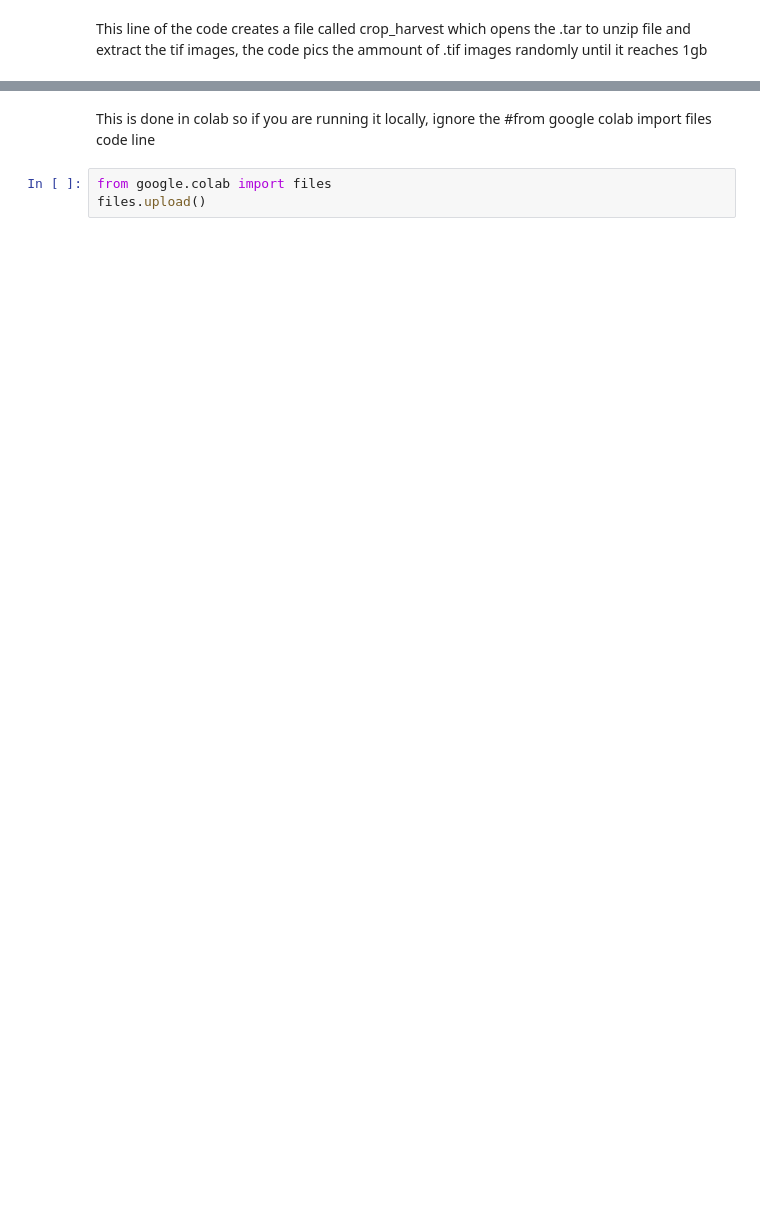
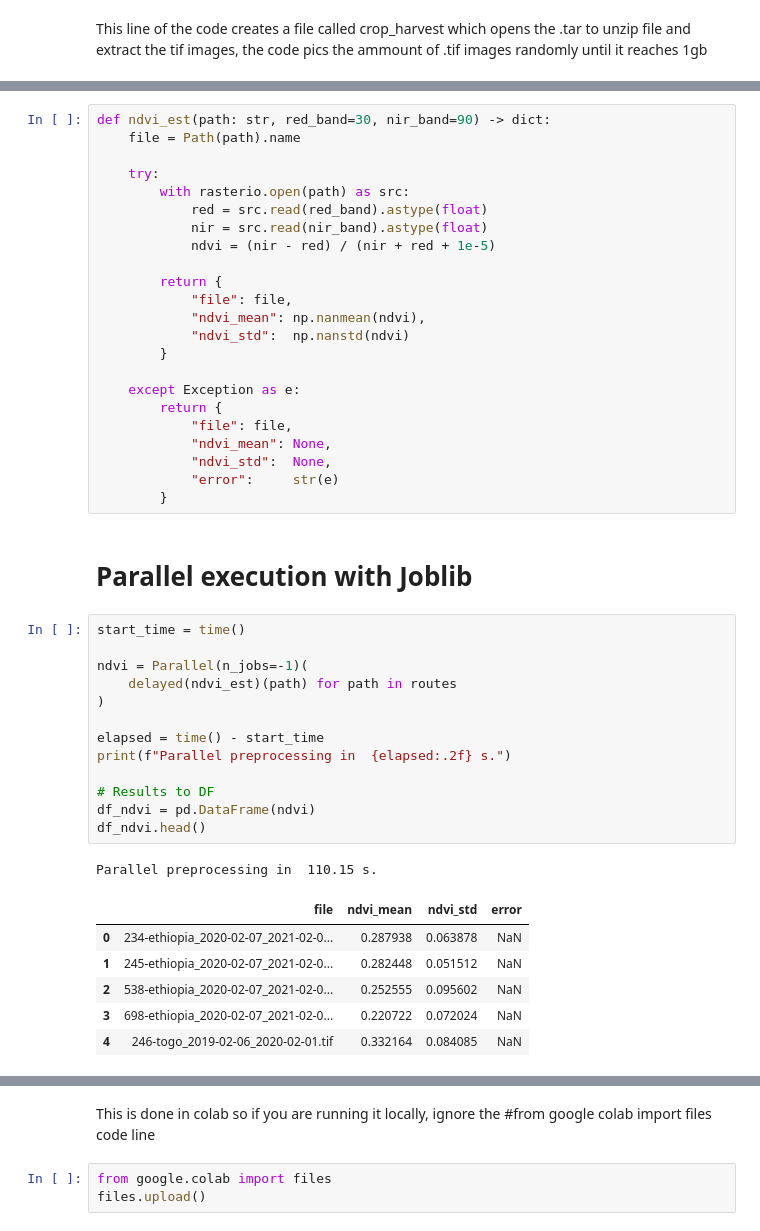
Before and after one commit to Equipo-Proyecto-2025/Proyecto-Computacion-paralela-distribuida, a Jupyter notebook: Trabajofinal.ipynb, the cells around one changed output, grey strips where cells are left out. Cells and saved outputs as stored; diff of their text form; blank space fills up the shorter version.

```diff
--- a/Trabajofinal.ipynb
+++ b/Trabajofinal.ipynb
@@ -86,0 +246,46 @@ print(f" {count} total: {total_bytes / (1024 ** 2):.2f} MB")
+# %%
+def ndvi_est(path: str, red_band=30, nir_band=90) -> dict:
+    file = Path(path).name
+
+    try:
+        with rasterio.open(path) as src:
+            red = src.read(red_band).astype(float)
+            nir = src.read(nir_band).astype(float)
+            ndvi = (nir - red) / (nir + red + 1e-5)
+
+        return {
+            "file": file,
+            "ndvi_mean": np.nanmean(ndvi),
+            "ndvi_std":  np.nanstd(ndvi)
+        }
+
+    except Exception as e:
+        return {
+            "file": file,
+            "ndvi_mean": None,
+            "ndvi_std":  None,
+            "error":     str(e)
+        }
+# %% [markdown]
+# Parallel execution with Joblib
+# %%
+start_time = time()
+
+ndvi = Parallel(n_jobs=-1)(
+    delayed(ndvi_est)(path) for path in routes
+)
+
+elapsed = time() - start_time
+print(f"Parallel preprocessing in  {elapsed:.2f} s.")
+
+# Results to DF
+df_ndvi = pd.DataFrame(ndvi)
+df_ndvi.head()
+# %% [output]
+Parallel preprocessing in  110.15 s.
+|  | file | ndvi_mean | ndvi_std | error |
+| 0 | 234-ethiopia_2020-02-07_2021-02-0... | 0.287938 | 0.063878 | NaN |
+| 1 | 245-ethiopia_2020-02-07_2021-02-0... | 0.282448 | 0.051512 | NaN |
+| 2 | 538-ethiopia_2020-02-07_2021-02-0... | 0.252555 | 0.095602 | NaN |
+| 3 | 698-ethiopia_2020-02-07_2021-02-0... | 0.220722 | 0.072024 | NaN |
+| 4 | 246-togo_2019-02-06_2020-02-01.tif | 0.332164 | 0.084085 | NaN |
```
Also changed, not shown: parts of 26 cells of this notebook, 1 other file.
